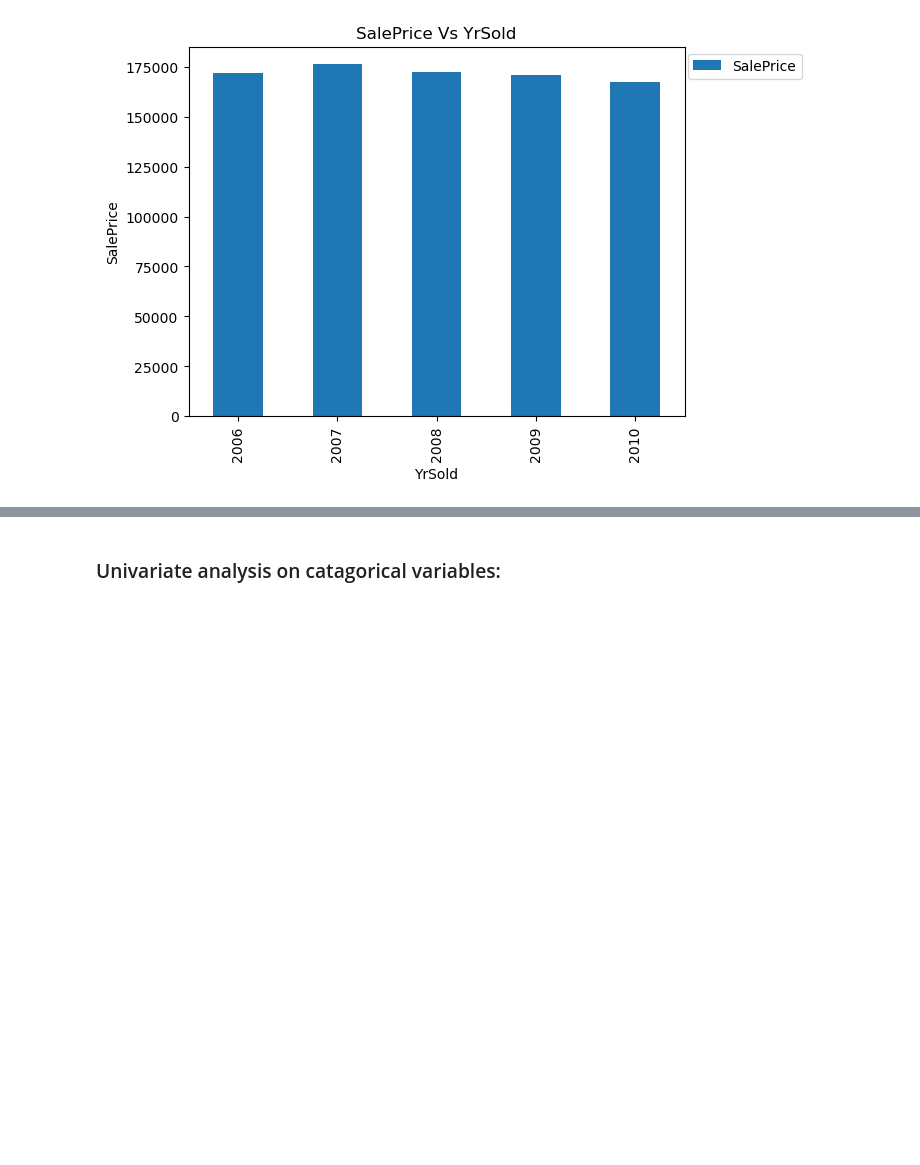
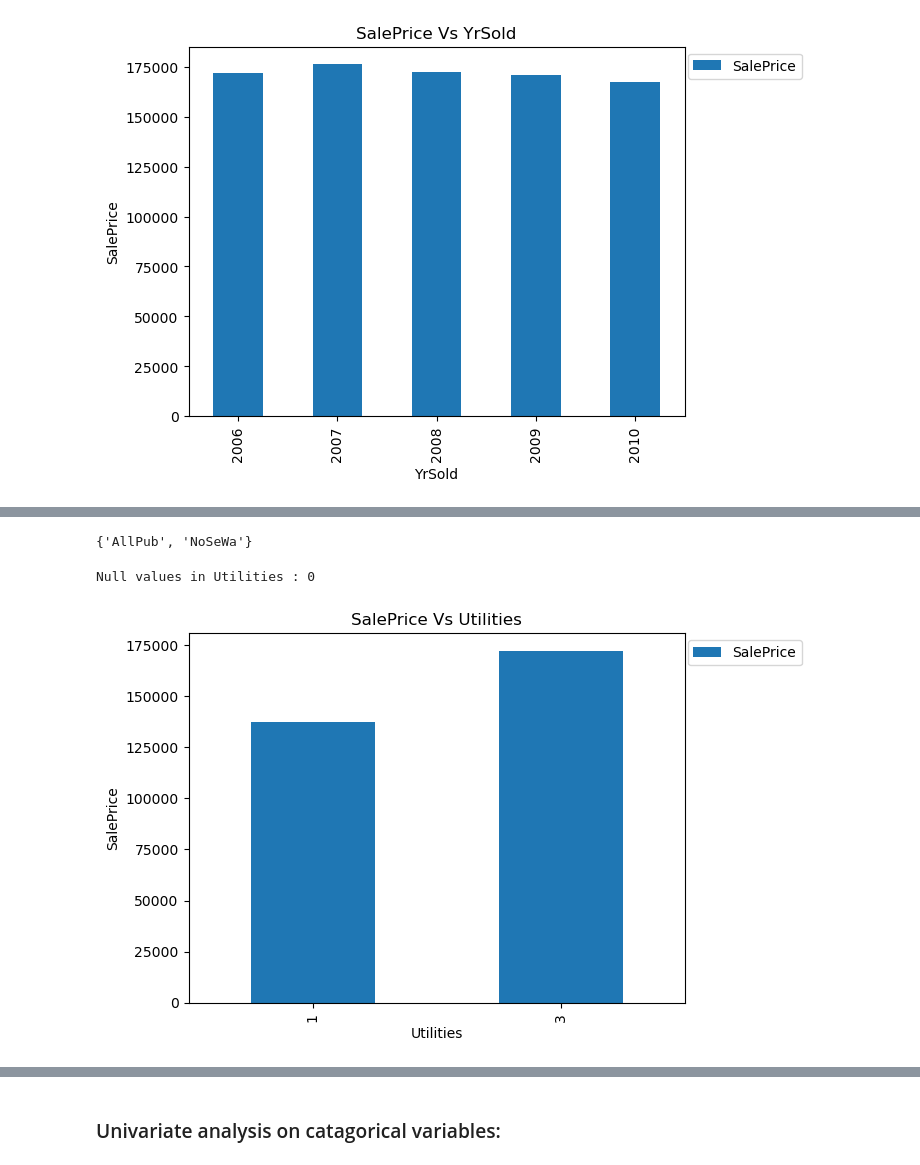
Before and after one commit to bhanu481/Surprise-Housing-Australia, a Jupyter notebook: Surprise-Housing-Australia.ipynb, the cells around one changed output, grey strips where cells are left out. Cells and saved outputs as stored; diff of their text form; code cells hidden in the pictures; blank space fills up the shorter version.

Commit message:
Surprise-Housing-Australia Assignment v7

```diff
--- a/Surprise-Housing-Australia.ipynb
+++ b/Surprise-Housing-Australia.ipynb
@@ -1099,0 +1110,17 @@ Null values in YrSold : 0
+# %%
+set(df_housing.Utilities)
+# %% [output]
+{'AllPub', 'NoSeWa'}
+# %%
+# Map PavedDrive values to ordered integers as follows
+df_housing.Utilities = df_housing.Utilities.map({'AllPub':3,
+                                                 'NoSewr':2,
+                                                 'NoSeWa':1,
+                                                 'ELO':0
+                                                  })
+
+df_housing.Utilities = df_housing.Utilities.astype(int)
+plot_concat_var(df_housing, column_name='Utilities', target='SalePrice' )#,hue='YrSold'
+# %% [output]
+Null values in Utilities : 0
+[figure, added]
```
Also changed, not shown: parts of 44 cells of this notebook.
